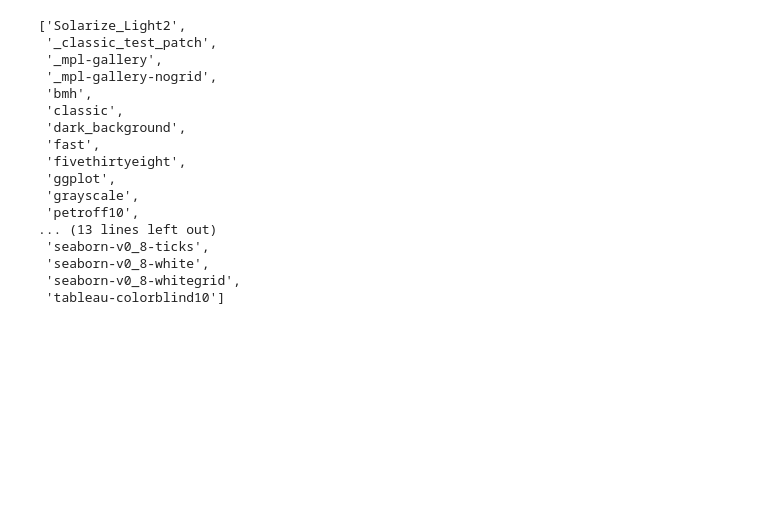
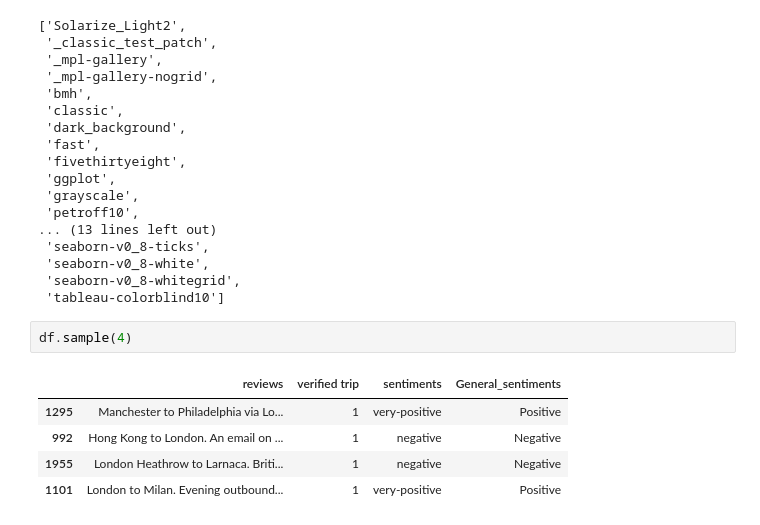
Before and after one commit to Manas8260/British-Airways--Data-Science-Project, a Jupyter notebook: Data_analysis.ipynb, the cells around one changed output. Saved outputs shown, nothing was run; the diff lists cells and outputs as text; blank space fills up the shorter version.

```diff
--- a/Data_analysis.ipynb
+++ b/Data_analysis.ipynb
@@ -123,3 +139,11 @@ plt.style.available
  'seaborn-v0_8-white',
  'seaborn-v0_8-whitegrid',
  'tableau-colorblind10']
+# %%
+df.sample(4)
+# %% [output]
+|  | reviews | verified trip | sentiments | General_sentiments |
+| 1295 | Manchester to Philadelphia via Lo... | 1 | very-positive | Positive |
+| 992 | Hong Kong to London. An email on ... | 1 | negative | Negative |
+| 1955 | London Heathrow to Larnaca. Briti... | 1 | negative | Negative |
+| 1101 | London to Milan. Evening outbound... | 1 | very-positive | Positive |
```
Also changed, not shown: parts of 6 cells of this notebook, 5 other files.
